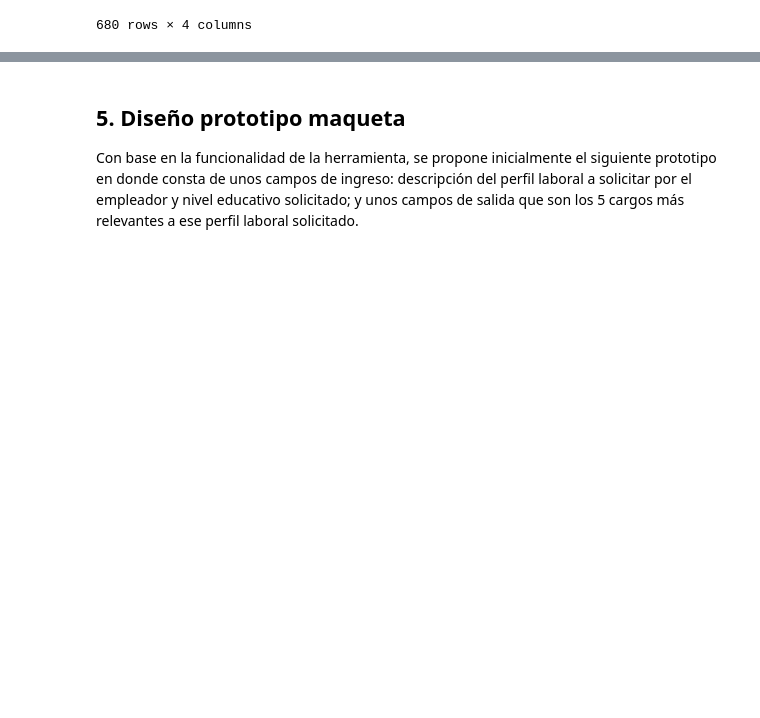
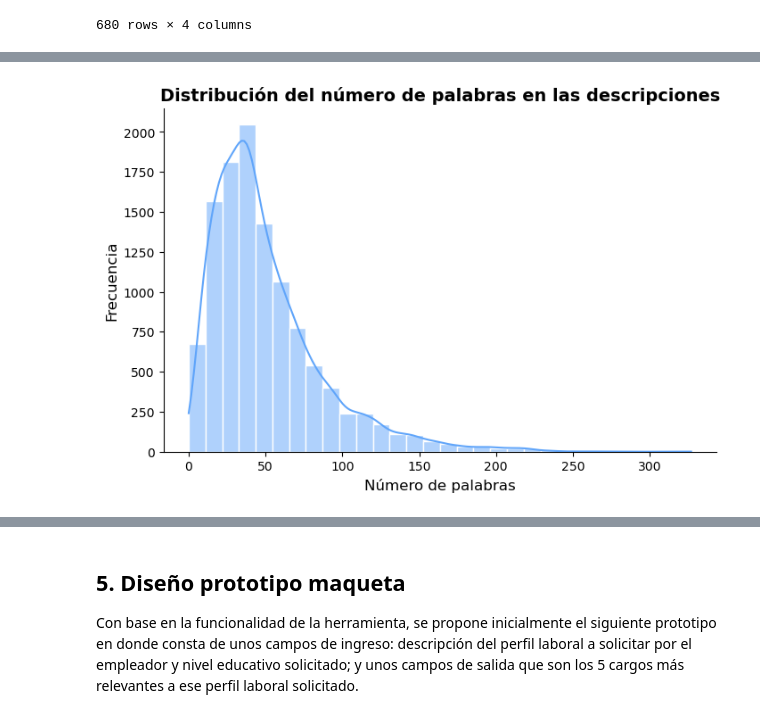
Before and after one commit to vernymendoza/DSA202515_Project, a Jupyter notebook: Proyecto_DSA_grupo28.ipynb, the cells around one changed output, grey strips where cells are left out. Cells and saved outputs as stored; diff of their text form; code cells hidden in the pictures; blank space fills up the shorter version.

```diff
--- a/Proyecto_DSA_grupo28.ipynb
+++ b/Proyecto_DSA_grupo28.ipynb
@@ -63,0 +496,11 @@ cuoc
+# %%
+import seaborn as sns
+plt.figure(figsize=(8,5))
+sns.histplot(base1['Numero_palabras'], bins=30, kde=True, color='#60A5FA', edgecolor='white')
+plt.title('Distribución del número de palabras en las descripciones', fontsize=14, fontweight='bold')
+plt.xlabel('Número de palabras', fontsize=12)
+plt.ylabel('Frecuencia', fontsize=12)
+sns.despine()
+plt.show()
+# %% [output]
+[figure, added]
```
Also changed, not shown: parts of 13 cells of this notebook, 1 other file.
